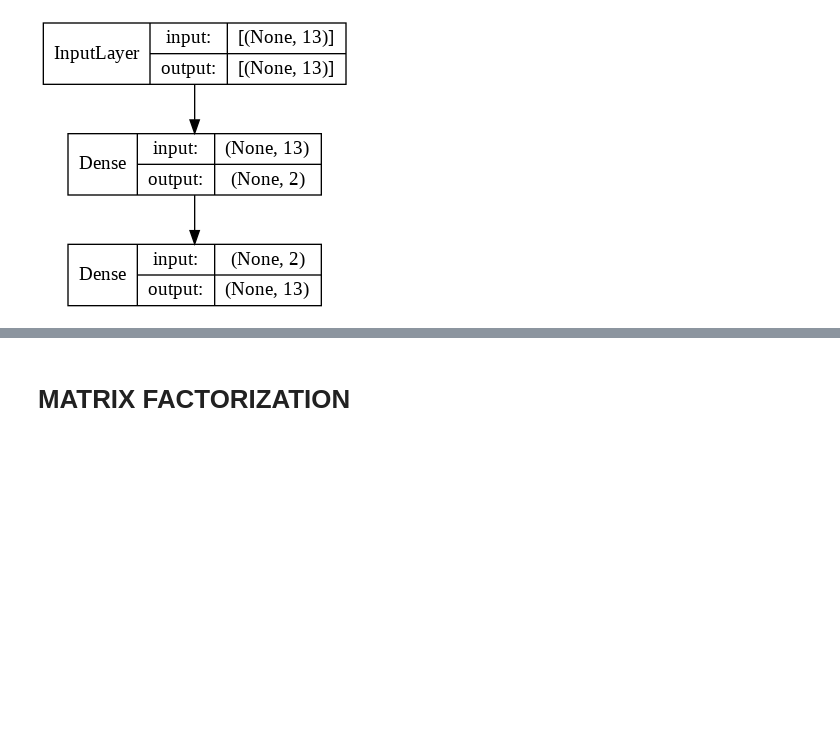
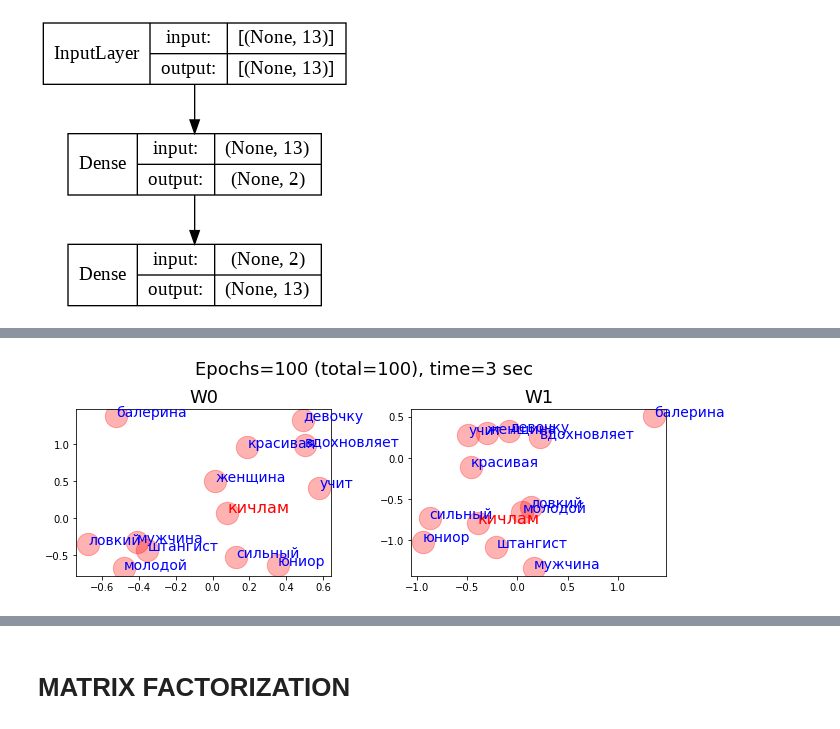
Before and after one commit to ftk1000/w2v_ftk1000, a Jupyter notebook: Copy_of_w2v_tf_fast.ipynb, the cells around one changed output, grey strips where cells are left out. Cells and saved outputs as stored; diff of their text form; code cells hidden in the pictures; blank space fills up the shorter version.

```diff
--- a/Copy_of_w2v_tf_fast.ipynb
+++ b/Copy_of_w2v_tf_fast.ipynb
@@ -342,3 +348,28 @@ model.compile( optimizer='rmsprop',
 plot_model(model, show_shapes=1, show_dtype=0,show_layer_names=0)              # plot_model(model, show_shapes=1, show_layer_names=1)
 # %% [output]
 [figure]
+# %%
+# %matplotlib inline
+# EPOCHS = 100
+total_epochs = 0
+
+def model_fit_n_show(model, eps=100, show_plot=False, reset_bias=False):
+  global total_epochs
+  sttime = time.time()
+
+  if reset_bias:   # make bias zero
+    model.layers[0].bias = np.zeros(2).copy()
+    model.layers[1].bias = np.zeros(len(vocab)).copy()
+
+  model.fit( X_train, Y_train, epochs=eps, batch_size=1, verbose=0)
+  d2 = pd.DataFrame(  model.weights[0].numpy(),  columns = ['x1', 'x2'] )
+  w2v_df = pd.concat( [w2idx,d2],axis=1 )
+
+  endtime = time.time()
+  total_epochs += eps
+  ttl = f'Epochs={eps} (total={total_epochs}), time={int(endtime-sttime)} sec'
+
+  if show_plot:
+    plot_words(w2v_df, ttl)
+
+  return model, w2v_df, total_epochs,ttl
@@ -344,0 +380,5 @@ plot_model(model, show_shapes=1, show_dtype=0,show_layer_names=0)              #
+# %%
+model, w2v_df, total_epochs, ttl = model_fit_n_show(model,eps=100)
+plot_words_v2( vocab, model, ttl=ttl )
+# %% [output]
+[figure, added]
```
Also changed, not shown: parts of 33 cells of this notebook.
